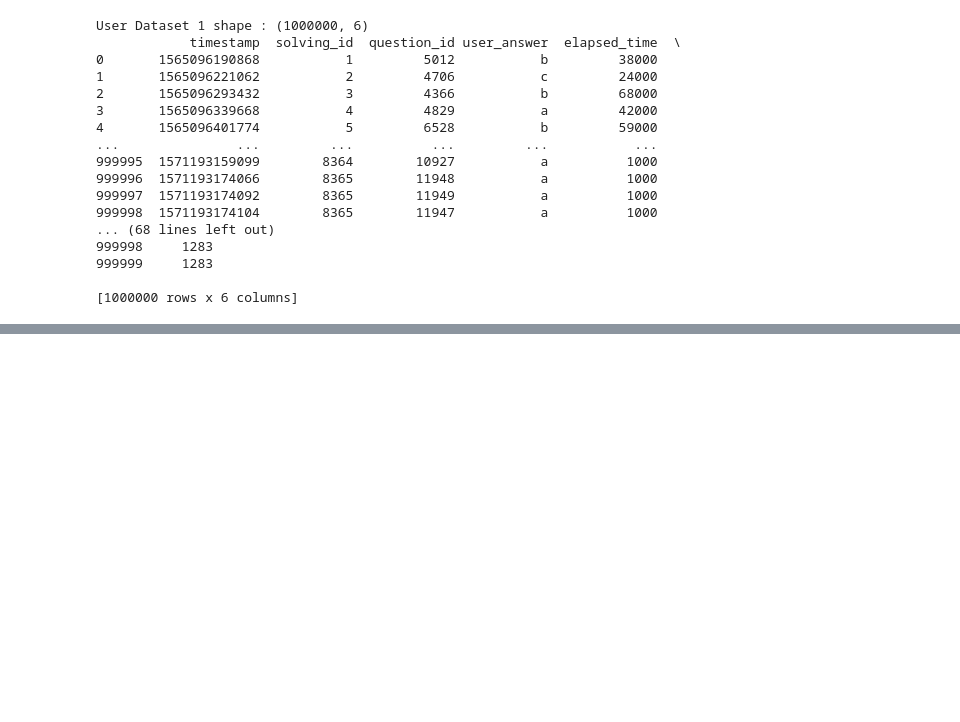
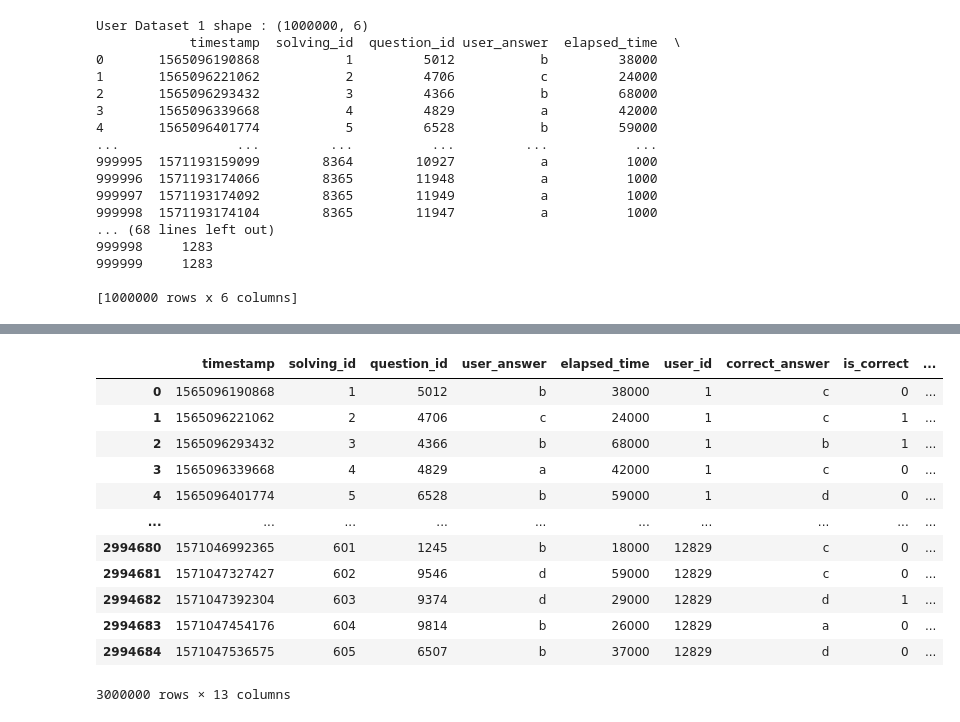
Before and after one commit to choycoy/final_project, a Jupyter notebook: prediction.ipynb, the cells around one changed output, grey strips where cells are left out. Saved outputs shown, nothing was run; the diff lists cells and outputs as text; code cells hidden in the pictures; blank space fills up the shorter version.

```diff
--- a/prediction.ipynb
+++ b/prediction.ipynb
@@ -55,0 +90,17 @@ User Dataset 1 shape : (1000000, 6)
+# %%
+import pandas as pd
+
+# Assuming you have two dataframes: df1 and df2
+
+# Convert the 'question_id' column in df1 and df2 to the same data type (e.g., int64)
+df['question_id'] = df['question_id'].astype('int64')
+q_df['question_id'] = q_df['question_id'].astype('int64')
+
+# Merge the dataframes on 'question_id'
+merged_df = pd.merge(df, q_df[['question_id', 'correct_answer']], on='question_id', how='left')
+
+# Create the 'is_correct' column based on the comparison between 'user_answer' and 'correct_answer'
+merged_df['is_correct'] = (merged_df['user_answer'] == merged_df['correct_answer']).astype(int)
+
+# Now merged_df will have a new column 'is_correct' indicating if the user_answer is correct or not
+print(merged_df)
@@ -55,0 +161,24 @@ User Dataset 1 shape : (1000000, 6)
+# %%
+# Assuming you have the dataframe df containing student interactions with columns: timestamp, solving_id, question_id, user_answer, elapsed_time, user_id, and is_correct (1 for correct, 0 for incorrect).
+
+# Sort the dataframe by timestamp to ensure the data is in chronological order
+merged_df.sort_values(by=['user_id', 'timestamp'], inplace=True)
+
+# Calculate Correctness Rate and Interaction Count for each user
+merged_df['correct_count'] = merged_df.groupby('user_id')['is_correct'].cumsum()  # Cumulative sum of correct answers for each user
+print(merged_df['correct_count'])
+
+merged_df['interaction_count'] = merged_df.groupby('user_id').cumcount() + 1  # Cumulative count of interactions for each user
+print(merged_df['interaction_count'])
+
+merged_df['correctness_rate'] = merged_df['correct_count'] / merged_df['interaction_count']  # Calculate the correctness rate for each interaction
+
+# Calculate average, minimum, and maximum elapsed time for each user
+merged_df['average_elapsed_time'] = merged_df.groupby('user_id')['elapsed_time'].transform('mean')
+merged_df['min_elapsed_time'] = merged_df.groupby('user_id')['elapsed_time'].transform('min')
+merged_df['max_elapsed_time'] = merged_df.groupby('user_id')['elapsed_time'].transform('max')
+
+# Drop unnecessary columns if needed
+merged_df.drop(['correct_count', 'interaction_count'], axis=1, inplace=True)
+
+# Now df will have the newly created features: correctness_rate, average_elapsed_time, min_elapsed_time, max_elapsed_time, and other original columns.
@@ -55,0 +203,18 @@ User Dataset 1 shape : (1000000, 6)
+# %%
+merged_df['next_is_correct'] = merged_df['is_correct'].shift(-1)
+# %%
+merged_df
+# %% [output]
+|  | timestamp | solving_id | question_id | user_answer | elapsed_time | user_id | correct_answer | is_correct | ... |
+| 0 | 1565096190868 | 1 | 5012 | b | 38000 | 1 | c | 0 | ... |
+| 1 | 1565096221062 | 2 | 4706 | c | 24000 | 1 | c | 1 | ... |
+| 2 | 1565096293432 | 3 | 4366 | b | 68000 | 1 | b | 1 | ... |
+| 3 | 1565096339668 | 4 | 4829 | a | 42000 | 1 | c | 0 | ... |
+| 4 | 1565096401774 | 5 | 6528 | b | 59000 | 1 | d | 0 | ... |
+| ... | ... | ... | ... | ... | ... | ... | ... | ... | ... |
+| 2994680 | 1571046992365 | 601 | 1245 | b | 18000 | 12829 | c | 0 | ... |
+| 2994681 | 1571047327427 | 602 | 9546 | d | 59000 | 12829 | c | 0 | ... |
+| 2994682 | 1571047392304 | 603 | 9374 | d | 29000 | 12829 | d | 1 | ... |
+| 2994683 | 1571047454176 | 604 | 9814 | b | 26000 | 12829 | a | 0 | ... |
+| 2994684 | 1571047536575 | 605 | 6507 | b | 37000 | 12829 | d | 0 | ... |
+3000000 rows × 13 columns
```
Also changed, not shown: parts of 18 cells of this notebook.
